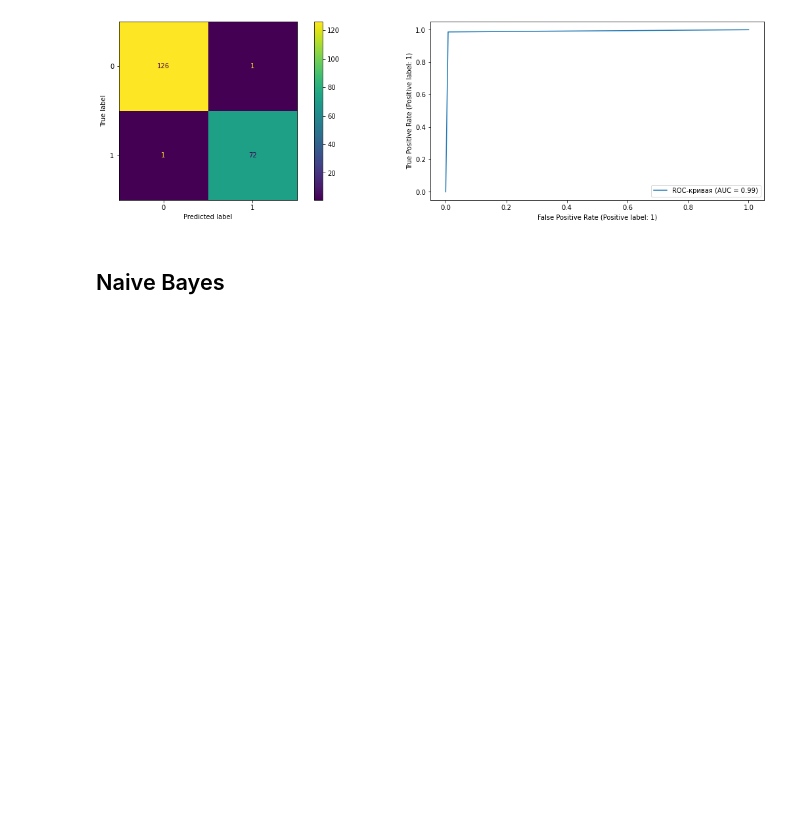
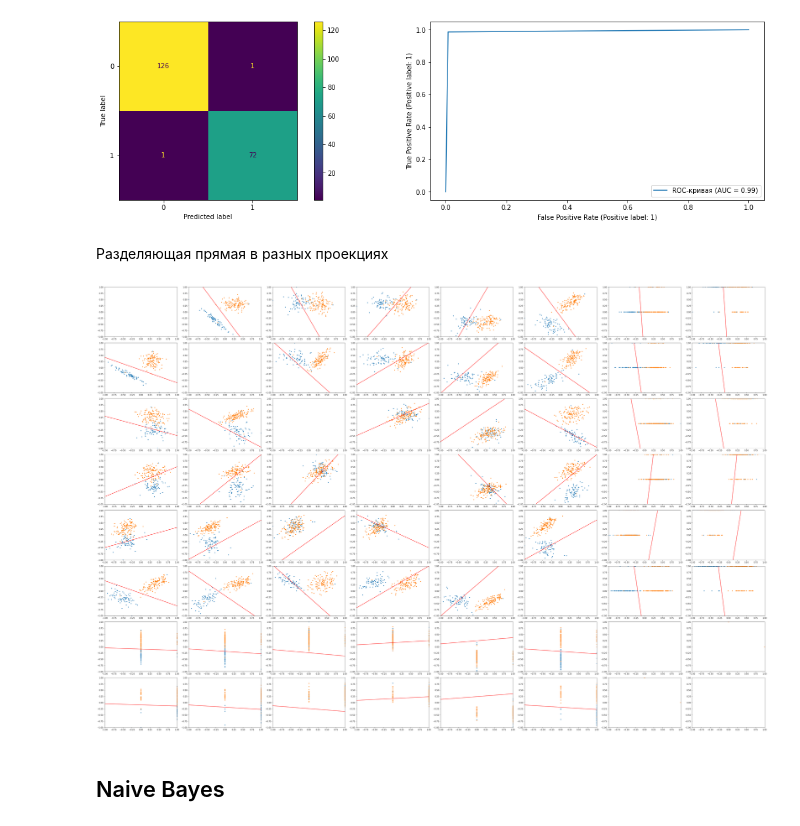
Before and after one commit to EngineerXL/artificial-intelligence, a Jupyter notebook: machine-learning/lab1/lab1.ipynb, the cells around one changed output. Cells and saved outputs as stored; diff of their text form; code cells hidden in the pictures; blank space fills up the shorter version.

```diff
--- a/machine-learning/lab1/lab1.ipynb
+++ b/machine-learning/lab1/lab1.ipynb
@@ -519,6 +570,12 @@ Accuracy: 0.99
 Recall: 0.9863013698630136
 Precision: 0.9863013698630136
 [figure]
+# %% [markdown]
+Разделяющая прямая в разных проекциях
+# %%
+drawDataAndLine(SVM_best[0].coef_[0], SVM_best[0].intercept_[0], test_X, test_y)
+# %% [output]
+[figure, added]
 # %% [markdown]
 ## Naive Bayes
 # %% [markdown]
```
Also changed, not shown: parts of 12 cells of this notebook, 8 other files.
